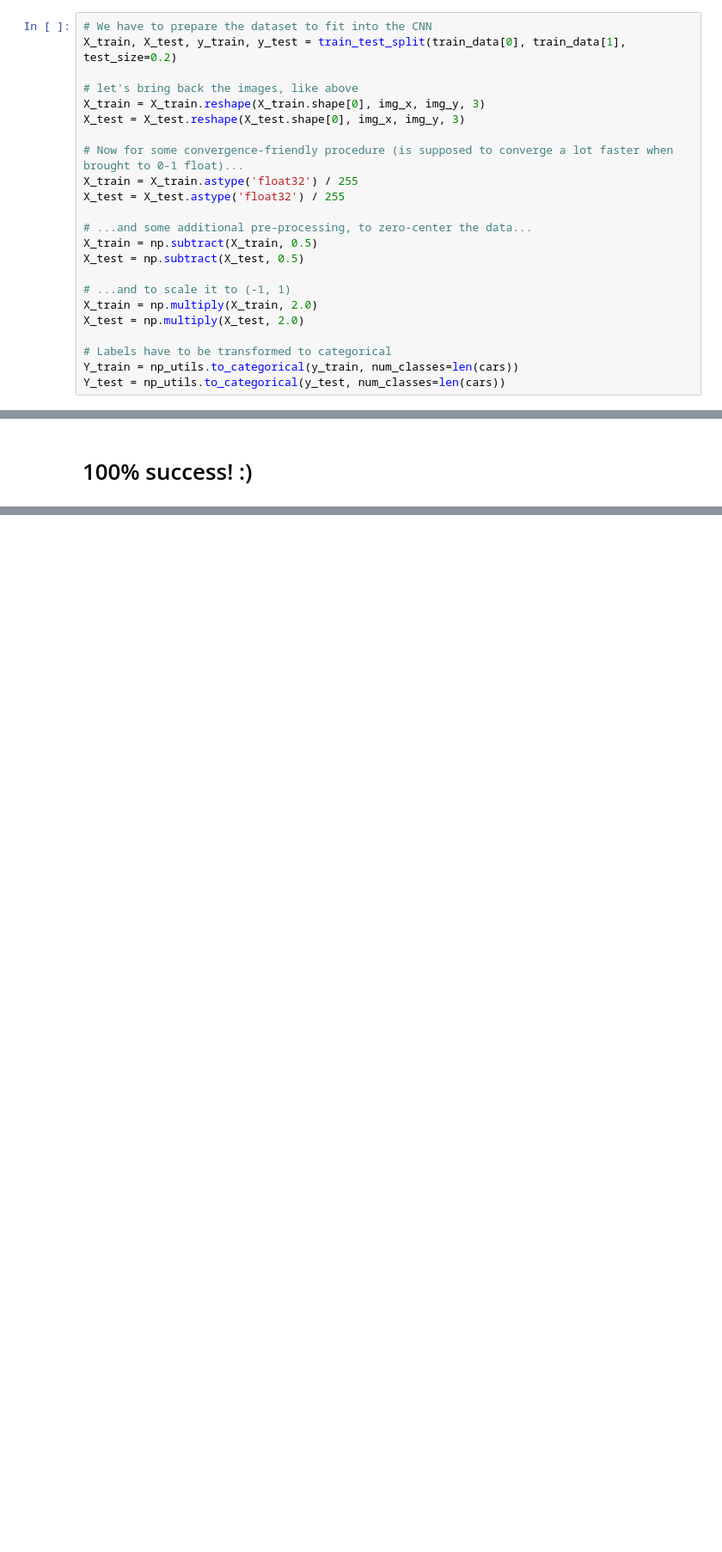
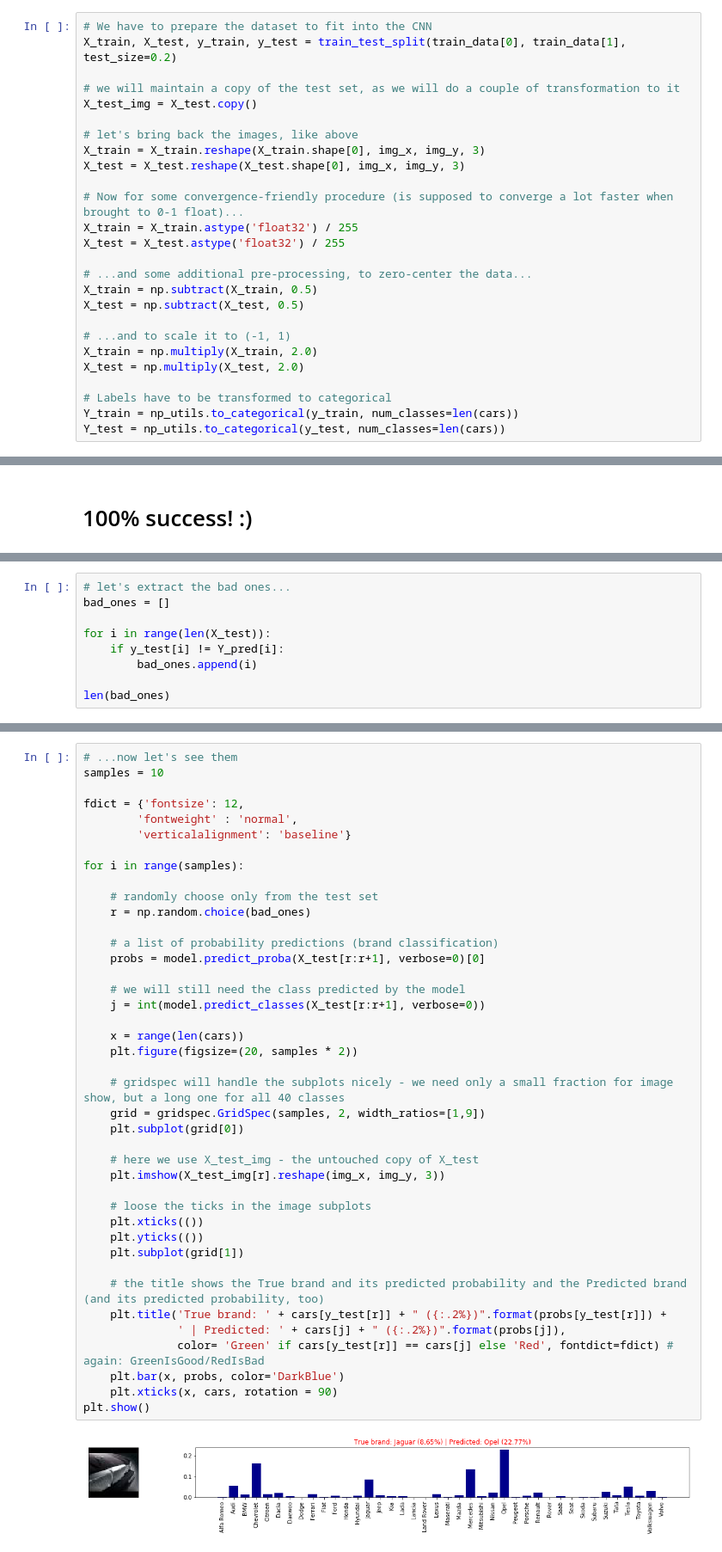
Before and after one commit to kuba-siekierzynski/CarL-CNN, a Jupyter notebook: CarLogosCNN.ipynb, the cells around one changed output, grey strips where cells are left out. Shown at 86% size. Saved outputs shown, nothing was run; the diff lists cells and outputs as text; blank space fills up the shorter version.

```diff
--- a/CarLogosCNN.ipynb
+++ b/CarLogosCNN.ipynb
@@ -170,6 +179,9 @@ plt.show()
 # %%
 # We have to prepare the dataset to fit into the CNN
 X_train, X_test, y_train, y_test = train_test_split(train_data[0], train_data[1], test_size=0.2)
+
+# we will maintain a copy of the test set, as we will do a couple of transformation to it
+X_test_img = X_test.copy()
 
 # let's bring back the images, like above
 X_train = X_train.reshape(X_train.shape[0], img_x, img_y, 3)
@@ -484,0 +482,9 @@ plt.show()
+# %%
+# let's extract the bad ones...
+bad_ones = []
+
+for i in range(len(X_test)):
+    if y_test[i] != Y_pred[i]:
+        bad_ones.append(i)
+
+len(bad_ones)
@@ -484,0 +493,43 @@ plt.show()
+# %%
+# ...now let's see them
+samples = 10
+
+fdict = {'fontsize': 12,
+        'fontweight' : 'normal',
+        'verticalalignment': 'baseline'}
+
+for i in range(samples):
+
+    # randomly choose only from the test set
+    r = np.random.choice(bad_ones)
+
+    # a list of probability predictions (brand classification)
+    probs = model.predict_proba(X_test[r:r+1], verbose=0)[0]
+
+    # we will still need the class predicted by the model
+    j = int(model.predict_classes(X_test[r:r+1], verbose=0))
+
+    x = range(len(cars))
+    plt.figure(figsize=(20, samples * 2))
+
+    # gridspec will handle the subplots nicely - we need only a small fraction for image show, but a long one for all 40 classes
+    grid = gridspec.GridSpec(samples, 2, width_ratios=[1,9])
+    plt.subplot(grid[0])
+
+    # here we use X_test_img - the untouched copy of X_test
+    plt.imshow(X_test_img[r].reshape(img_x, img_y, 3))
+
+    # loose the ticks in the image subplots
+    plt.xticks(())
+    plt.yticks(())
+    plt.subplot(grid[1])
+
+    # the title shows the True brand and its predicted probability and the Predicted brand (and its predicted probability, too)
+    plt.title('True brand: ' + cars[y_test[r]] + " ({:.2%})".format(probs[y_test[r]]) +
+              ' | Predicted: ' + cars[j] + " ({:.2%})".format(probs[j]),
+              color= 'Green' if cars[y_test[r]] == cars[j] else 'Red', fontdict=fdict) # again: GreenIsGood/RedIsBad
+    plt.bar(x, probs, color='DarkBlue')
+    plt.xticks(x, cars, rotation = 90)
+plt.show()
+# %% [output]
+[figure, added]
```
Also changed, not shown: parts of 18 cells of this notebook.
